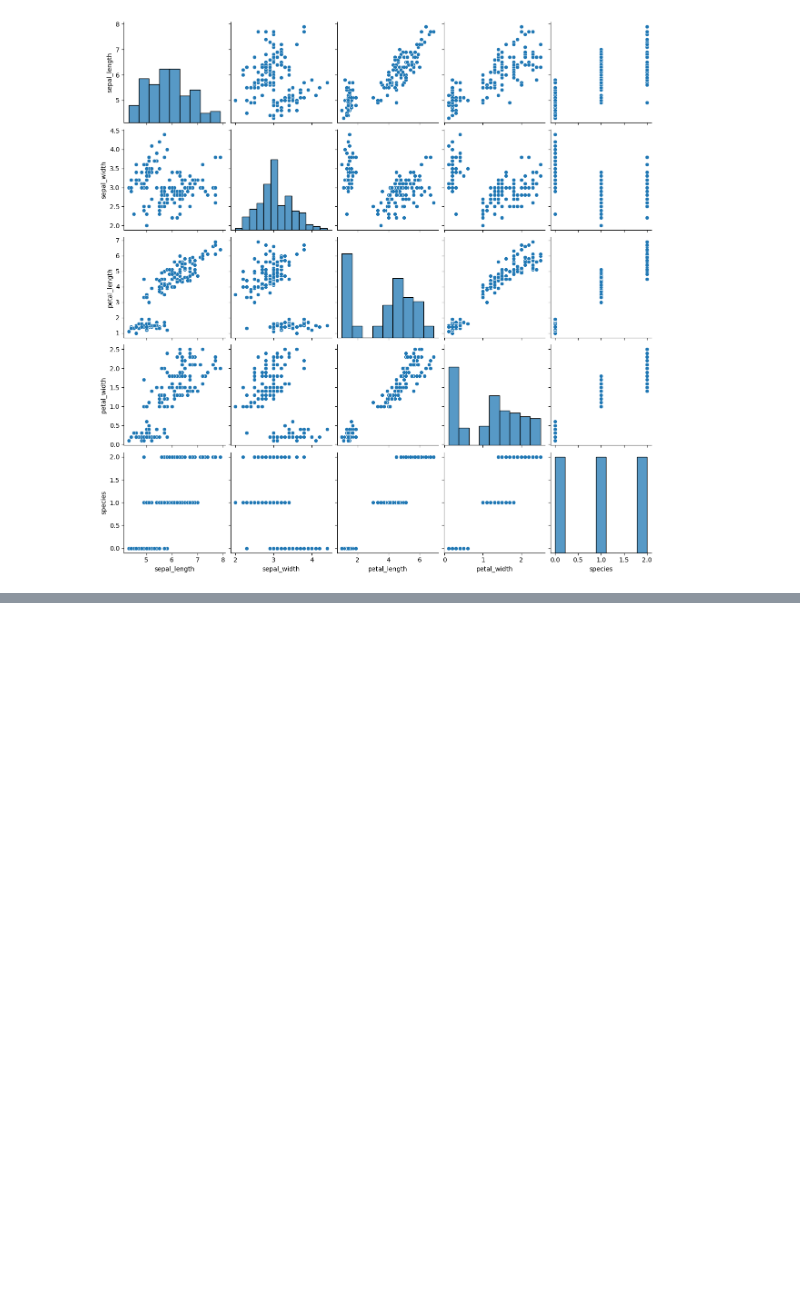
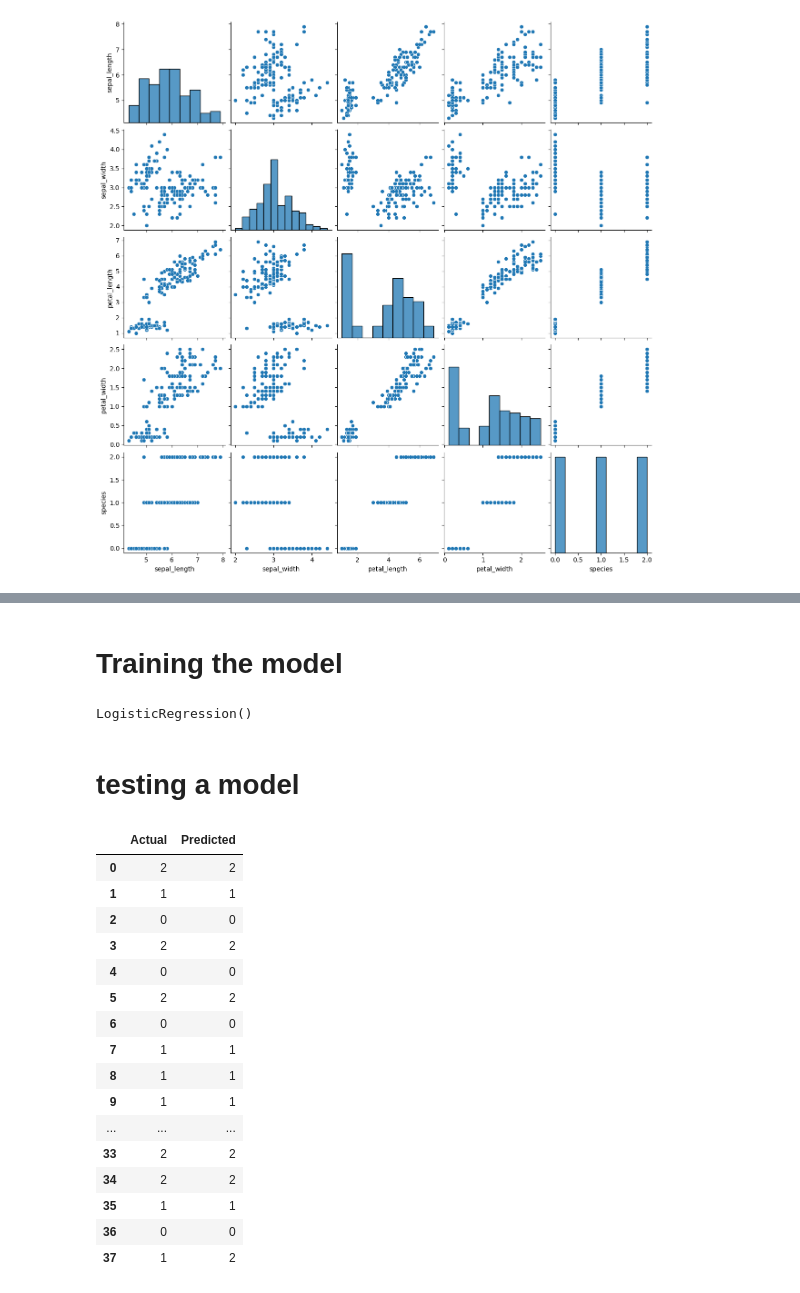
Before and after one commit to sujataprasad01/ML-Logistic-Regression-iris-dataset, a Jupyter notebook: Logistic_Regression.ipynb, the cells around one changed output, grey strips where cells are left out. Drawn from its saved outputs; the diff is of its cells as text; code cells hidden in the pictures; blank space fills up the shorter version.

```diff
--- a/Logistic_Regression.ipynb
+++ b/Logistic_Regression.ipynb
@@ -121,0 +166,8 @@ sns.pairplot(df)
+# %% [markdown]
+# Training the model
+# %%
+classifer.fit(X_train, Y_train)
+# %% [output]
+LogisticRegression()
+# %% [markdown]
+# testing a model
@@ -121,0 +178,20 @@ sns.pairplot(df)
+# %%
+final_df
+# %% [output]
+|  | Actual | Predicted |
+| 0 | 2 | 2 |
+| 1 | 1 | 1 |
+| 2 | 0 | 0 |
+| 3 | 2 | 2 |
+| 4 | 0 | 0 |
+| 5 | 2 | 2 |
+| 6 | 0 | 0 |
+| 7 | 1 | 1 |
+| 8 | 1 | 1 |
+| 9 | 1 | 1 |
+| ... | ... | ... |
+| 33 | 2 | 2 |
+| 34 | 2 | 2 |
+| 35 | 1 | 1 |
+| 36 | 0 | 0 |
+| 37 | 1 | 2 |
```
Also changed, not shown: parts of 19 cells of this notebook.
